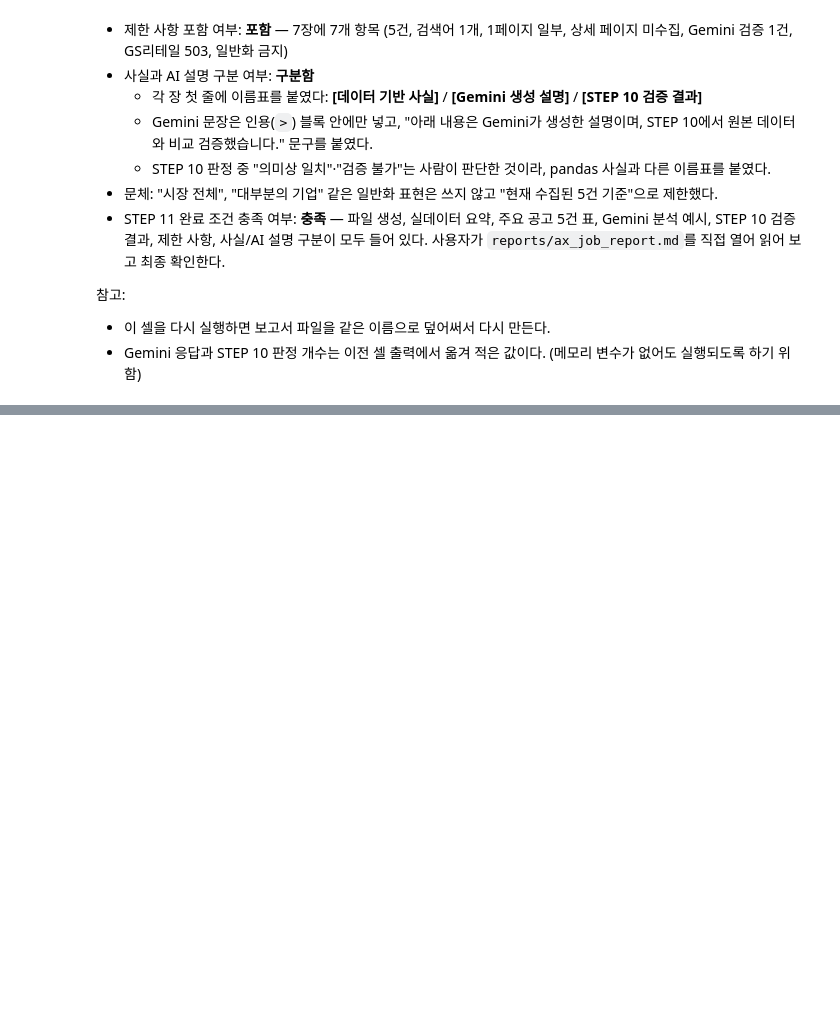
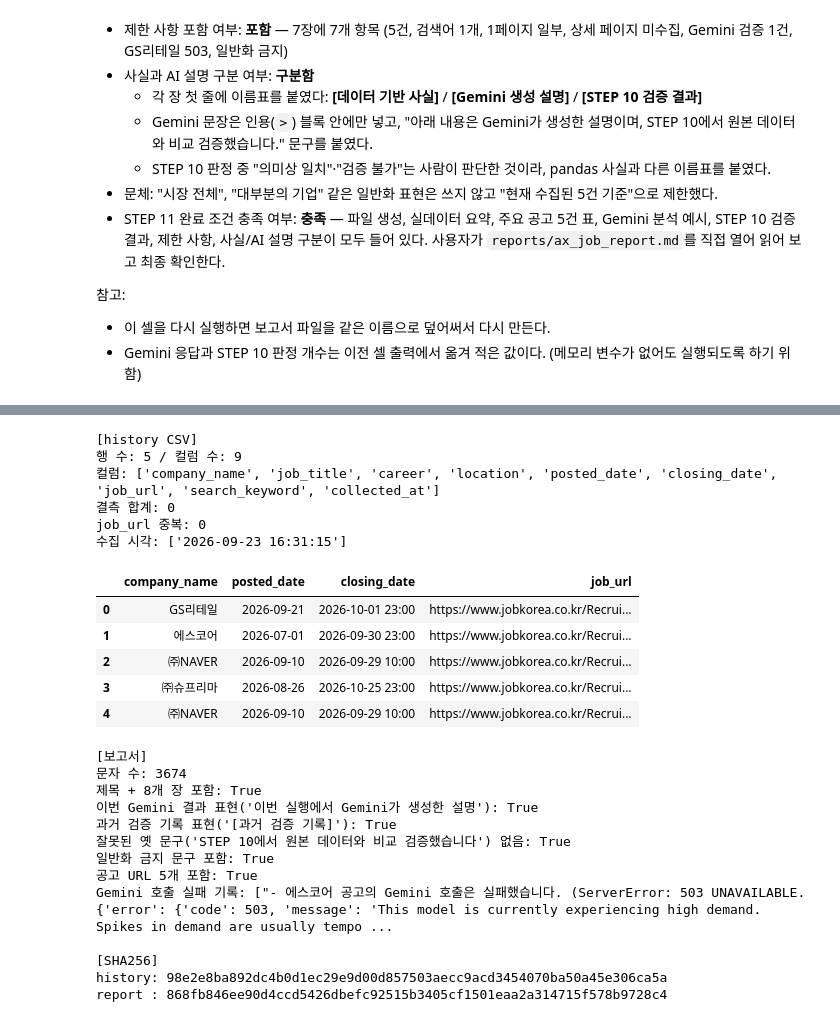
Before and after one commit to sangjae-lee97/claude-code-agent-course, a Jupyter notebook: chapter11/ax-job-agent/notebooks/ax_job_pipeline.ipynb, the cells around one changed output, grey strips where cells are left out. Saved outputs shown, nothing was run; the diff lists cells and outputs as text; code cells hidden in the pictures; blank space fills up the shorter version.

```diff
--- a/chapter11/ax-job-agent/notebooks/ax_job_pipeline.ipynb
+++ b/chapter11/ax-job-agent/notebooks/ax_job_pipeline.ipynb
@@ -2733,0 +3999,74 @@ print(report_md[:1500])
+# %%
+# STEP 16 검증 — python main.py 실행 결과 파일을 "읽기만" 한다
+# (이 셀에서는 main.py를 다시 실행하지 않는다: Gemini·Slack·Gmail 재호출 방지)
+import hashlib
+from pathlib import Path
+import pandas as pd
+
+project_root = Path.cwd()
+if project_root.name == "notebooks":
+    project_root = project_root.parent
+
+history_path = project_root / "data" / "processed" / "jobs_history.csv"
+report_path = project_root / "reports" / "ax_job_report.md"
+
+
+def sha256(path):
+    return hashlib.sha256(path.read_bytes()).hexdigest()
+
+
+# ----- 1) history CSV 확인 -----
+history_df = pd.read_csv(history_path)
+print("[history CSV]")
+print("행 수:", len(history_df), "/ 컬럼 수:", history_df.shape[1])
+print("컬럼:", history_df.columns.tolist())
+print("결측 합계:", int(history_df.isna().sum().sum()))
+print("job_url 중복:", history_df["job_url"].duplicated().sum())
+print("수집 시각:", history_df["collected_at"].unique().tolist())
+display(history_df[["company_name", "posted_date", "closing_date", "job_url"]])
+
+# ----- 2) 보고서 확인 -----
+report_text = report_path.read_text(encoding="utf-8")
+section_titles = ["# AX 채용 분석 보고서", "## 1. 분석 기준", "## 2. 현재 수집 데이터 요약", "## 3. AX/AI 관련 공고 필터 결과",
+                  "## 4. 주요 공고", "## 5. Gemini 분석 예시", "## 6. Gemini 검증 결과", "## 7. 제한 사항", "## 8. 다음 단계"]
+print("\n[보고서]")
+print("문자 수:", len(report_text))
+print("제목 + 8개 장 포함:", all(t in report_text for t in section_titles))
+print("이번 Gemini 결과 표현('이번 실행에서 Gemini가 생성한 설명'):", "이번 실행에서 Gemini가 생성한 설명" in report_text)
+print("과거 검증 기록 표현('[과거 검증 기록]'):", "[과거 검증 기록]" in report_text)
+print("잘못된 옛 문구('STEP 10에서 원본 데이터와 비교 검증했습니다') 없음:",
+      "STEP 10에서 원본 데이터와 비교 검증했습니다" not in report_text)
+print("일반화 금지 문구 포함:", "전체 채용시장 경향으로 일반화하면 안 됩니다" in report_text)
+print("공고 URL 5개 포함:", all(url in report_text for url in history_df["job_url"]))
+print("Gemini 호출 실패 기록:", [line for line in report_text.splitlines() if "Gemini 호출은 실패" in line][:2])
+
+# ----- 3) 파일 체크섬 (실행 후 상태 기록) -----
+print("\n[SHA256]")
+print("history:", sha256(history_path))
+print("report :", sha256(report_path))
+# %% [output]
+[history CSV]
+행 수: 5 / 컬럼 수: 9
+컬럼: ['company_name', 'job_title', 'career', 'location', 'posted_date', 'closing_date', 'job_url', 'search_keyword', 'collected_at']
+결측 합계: 0
+job_url 중복: 0
+수집 시각: ['2026-09-23 16:31:15']
+|  | company_name | posted_date | closing_date | job_url |
+| 0 | GS리테일 | 2026-09-21 | 2026-10-01 23:00 | https://www.jobkorea.co.kr/Recrui... |
+| 1 | 에스코어 | 2026-07-01 | 2026-09-30 23:00 | https://www.jobkorea.co.kr/Recrui... |
+| 2 | ㈜NAVER | 2026-09-10 | 2026-09-29 10:00 | https://www.jobkorea.co.kr/Recrui... |
+| 3 | ㈜슈프리마 | 2026-08-26 | 2026-10-25 23:00 | https://www.jobkorea.co.kr/Recrui... |
+| 4 | ㈜NAVER | 2026-09-10 | 2026-09-29 10:00 | https://www.jobkorea.co.kr/Recrui... |
+[보고서]
+문자 수: 3674
+제목 + 8개 장 포함: True
+이번 Gemini 결과 표현('이번 실행에서 Gemini가 생성한 설명'): True
+과거 검증 기록 표현('[과거 검증 기록]'): True
+잘못된 옛 문구('STEP 10에서 원본 데이터와 비교 검증했습니다') 없음: True
+일반화 금지 문구 포함: True
+공고 URL 5개 포함: True
+Gemini 호출 실패 기록: ["- 에스코어 공고의 Gemini 호출은 실패했습니다. (ServerError: 503 UNAVAILABLE. {'error': {'code': 503, 'message': 'This model is currently experiencing high demand. Spikes in demand are usually tempo ...
+
+[SHA256]
+history: 98e2e8ba892dc4b0d1ec29e9d00d857503aecc9acd3454070ba50a45e306ca5a
+report : 868fb846ee90d4ccd5426dbefc92515b3405cf1501eaa2a314715f578b9728c4
```
Also changed, not shown: parts of 26 cells of this notebook, 15 other files.
